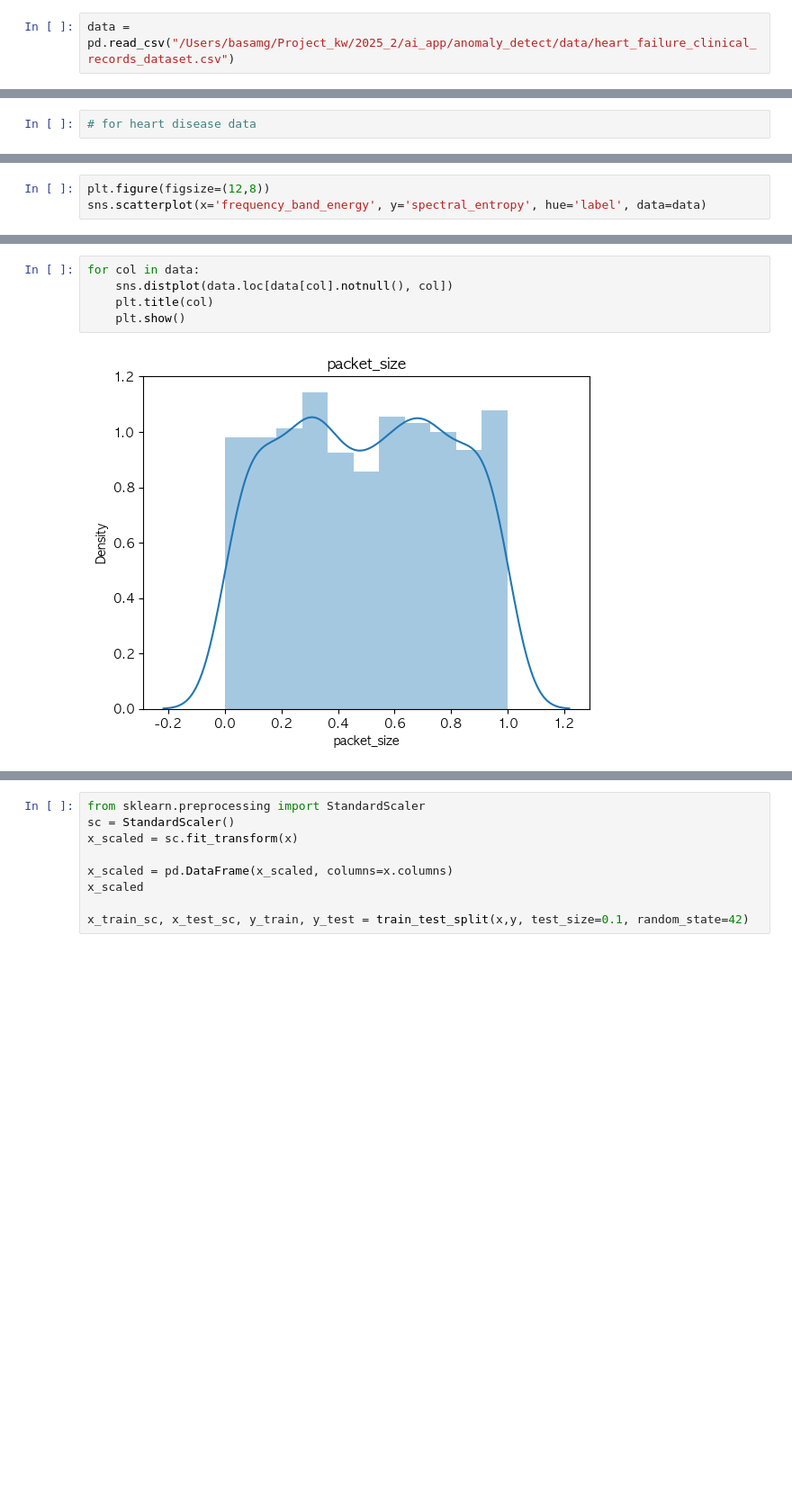
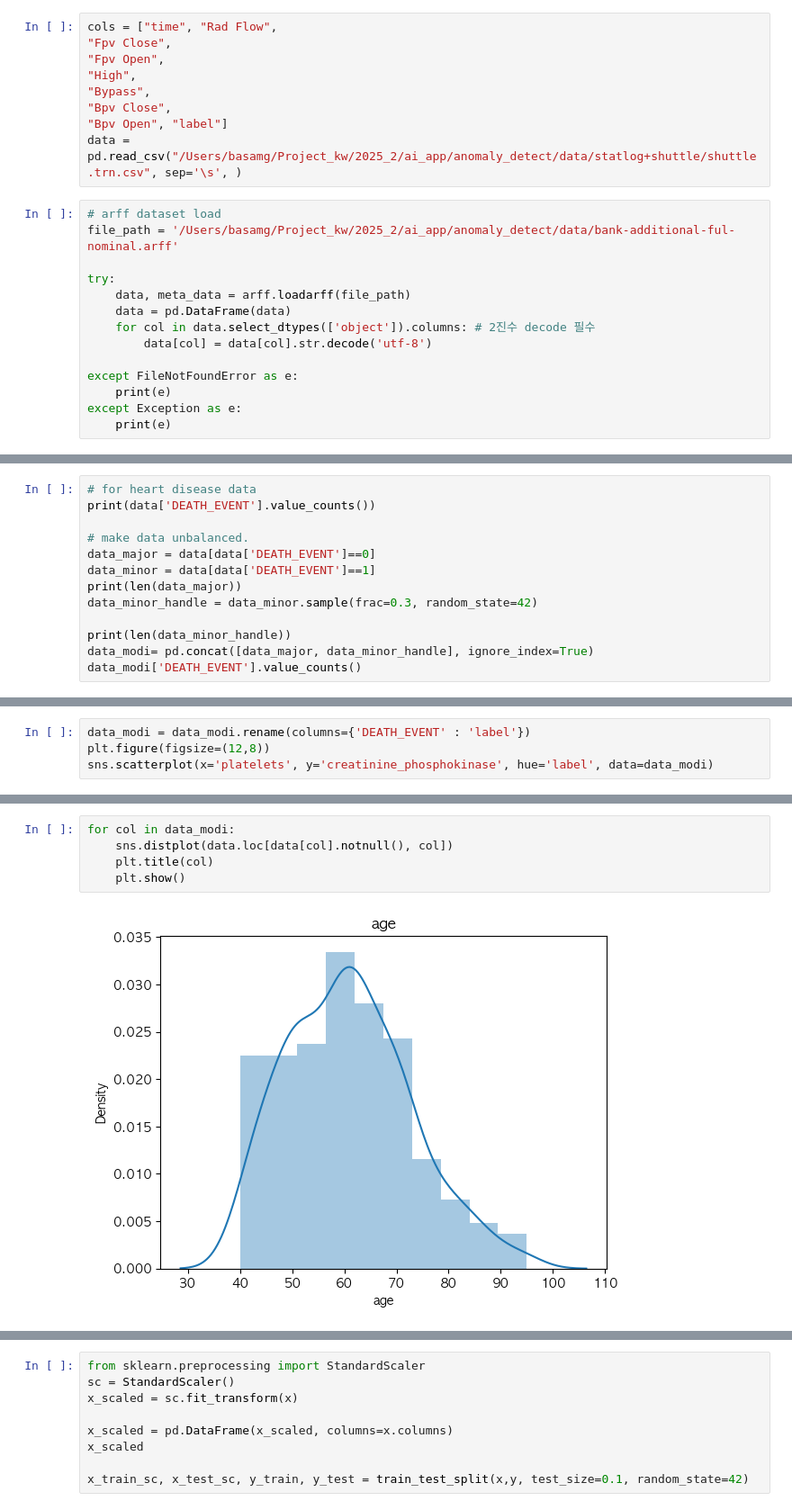
Before and after one commit to basamg912/imbalanced-anomaly-detection, a Jupyter notebook: notebooks/check.ipynb, the cells around one changed output, grey strips where cells are left out. Shown at 90% size. Saved outputs shown, nothing was run; the diff lists cells and outputs as text; blank space fills up the shorter version.

```diff
--- a/notebooks/check.ipynb
+++ b/notebooks/check.ipynb
@@ -24,5 +27,26 @@ from sklearn.metrics import classification_report
 matplotlib.rcParams['axes.unicode_minus'] = False
 plt.rc('font', family='applegothic')
 # %%
-data = pd.read_csv("/Users/basamg/Project_kw/2025_2/ai_app/anomaly_detect/data/heart_failure_clinical_records_dataset.csv")
+cols = ["time", "Rad Flow",
+"Fpv Close",
+"Fpv Open",
+"High",
+"Bypass",
+"Bpv Close",
+"Bpv Open", "label"]
+data = pd.read_csv("/Users/basamg/Project_kw/2025_2/ai_app/anomaly_detect/data/statlog+shuttle/shuttle.trn.csv", sep='\s', )
+# %%
+# arff dataset load
+file_path = '/Users/basamg/Project_kw/2025_2/ai_app/anomaly_detect/data/bank-additional-ful-nominal.arff'
+
+try:
+    data, meta_data = arff.loadarff(file_path)
+    data = pd.DataFrame(data)
+    for col in data.select_dtypes(['object']).columns: # 2진수 decode 필수
+        data[col] = data[col].str.decode('utf-8')
+
+except FileNotFoundError as e:
+    print(e)
+except Exception as e:
+    print(e)
 # %%
@@ -51,2 +77,13 @@ data.describe()
 # %%
 # for heart disease data
+print(data['DEATH_EVENT'].value_counts())
+
+# make data unbalanced.
+data_major = data[data['DEATH_EVENT']==0]
+data_minor = data[data['DEATH_EVENT']==1]
+print(len(data_major))
+data_minor_handle = data_minor.sample(frac=0.3, random_state=42)
+
+print(len(data_minor_handle))
+data_modi= pd.concat([data_major, data_minor_handle], ignore_index=True)
+data_modi['DEATH_EVENT'].value_counts()
@@ -59,4 +101,5 @@ Inter-Arrival time : 연속된 두 패킷의 사이 시간
 # %%
+data_modi = data_modi.rename(columns={'DEATH_EVENT' : 'label'})
 plt.figure(figsize=(12,8))
-sns.scatterplot(x='frequency_band_energy', y='spectral_entropy', hue='label', data=data)
+sns.scatterplot(x='platelets', y='creatinine_phosphokinase', hue='label', data=data_modi)
 # %% [output]
@@ -65,7 +108,7 @@ sns.scatterplot(x='frequency_band_energy', y='spectral_entropy', hue='label', da
 # %%
-for col in data:
+for col in data_modi:
     sns.distplot(data.loc[data[col].notnull(), col])
     plt.title(col)
     plt.show()
 # %% [output]
-[figure, old version]
+[figure, new version]
```
Also changed, not shown: parts of 27 cells of this notebook, 9 other files.
